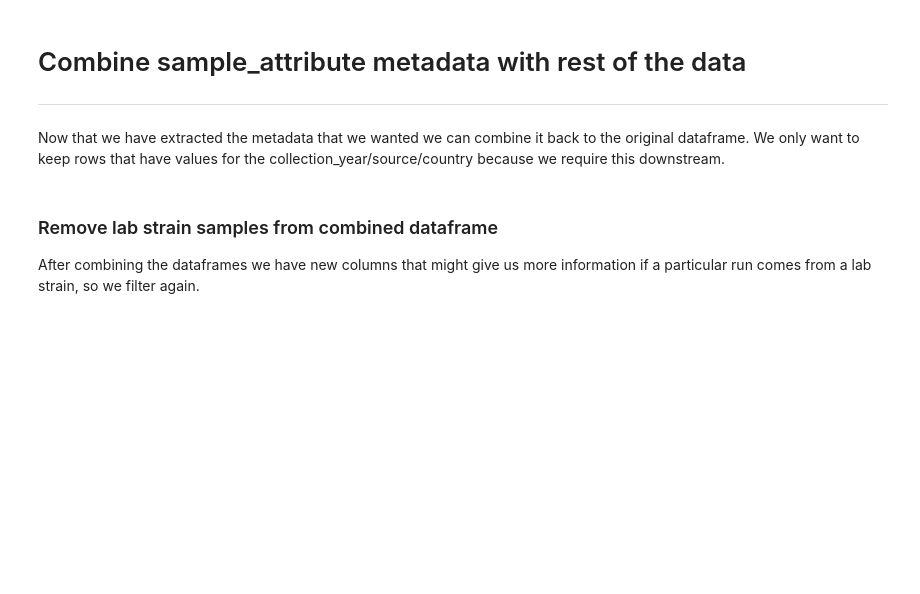
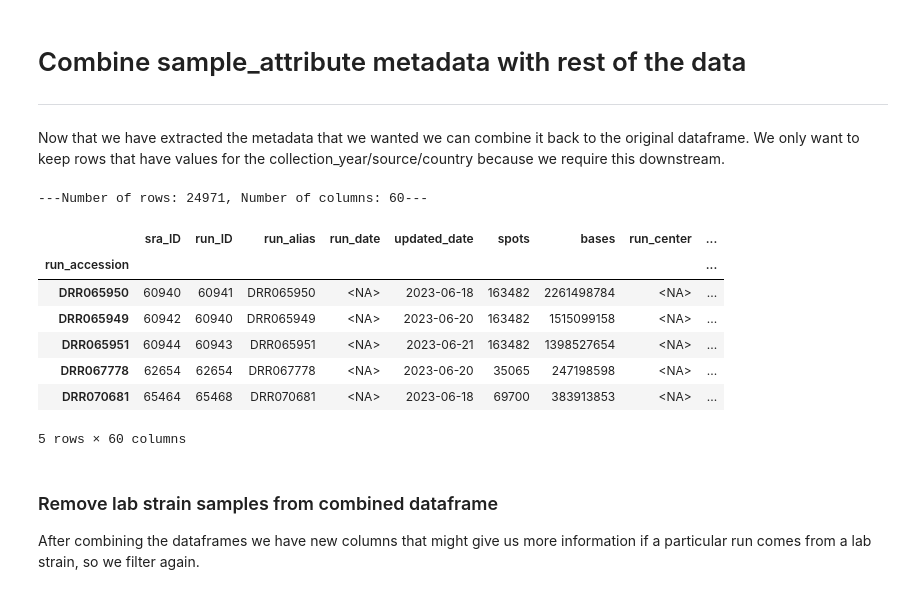
Before and after one commit to bayraktar1/SRA-Data-Collector, a Jupyter notebook: workflow/notebooks/wrangle_NCBI_metadata.py.ipynb, the cells around one changed output. Drawn from its saved outputs; the diff is of its cells as text; code cells hidden in the pictures; blank space fills up the shorter version.

```diff
--- a/workflow/notebooks/wrangle_NCBI_metadata.py.ipynb
+++ b/workflow/notebooks/wrangle_NCBI_metadata.py.ipynb
@@ -85,11 +103,14 @@ There is no consistent column that contains the geolocation. To (hopefully) obta
 # %%
 geo_col_matches = wrangling_funcs.find_columns(['geo', 'geographic', 'country', 'continent'], smpl_att_df, ['longitude', 'latitude', 'depth'])
 print(f'The following columns matched the keywords: {geo_col_matches}')
+
 smpl_att_df = wrangling_funcs.combine_columns(smpl_att_df, list(geo_col_matches), 'inferred_location')
-# meta_df.drop(geo_col_matches, inplace=True, axis=1)
+smpl_att_df.drop(geo_col_matches, inplace=True, axis=1)
 
 smpl_att_df['inferred_continent'], smpl_att_df['inferred_country'], smpl_att_df['inferred_city'] = zip(*smpl_att_df['inferred_location'].map(wrangling_funcs.clean_geo))
 smpl_att_df.drop('inferred_location', axis=1, inplace=True)
 
+smpl_att_df = smpl_att_df.convert_dtypes()
+
 print(f'---Number of rows: {smpl_att_df.shape[0]}, Number of columns: {smpl_att_df.shape[1]}---')
 smpl_att_df.head()
@@ -101,12 +134,12 @@ There is no consistent column that contains the date. To (hopefully) obtain the
 date_col_matches = wrangling_funcs.find_columns(['date', 'year'], smpl_att_df, ['update'])
 print(f'The following columns matched the keywords: {date_col_matches}')
 smpl_att_df = wrangling_funcs.combine_columns(smpl_att_df, list(date_col_matches), 'inferred_collection_year')
-# meta_df.drop(date_col_matches, inplace=True, axis=1)
+smpl_att_df.drop(date_col_matches, inplace=True, axis=1)
 
 
 date = smpl_att_df['inferred_collection_year'].str.extract(r'^(\d{4})', expand=False) # Extract the year
 smpl_att_df['inferred_collection_year'] = pd.to_numeric(date) # cast year to int
-# meta_df['inferred_collection_year']
 
+smpl_att_df = smpl_att_df.convert_dtypes()
 print(f'---Number of rows: {smpl_att_df.shape[0]}, Number of columns: {smpl_att_df.shape[1]}---')
 smpl_att_df.head()
@@ -118,9 +162,10 @@ isolate_matches = wrangling_funcs.find_columns(['sample', 'source', 'environment
 print(isolate_matches)
 
 smpl_att_df = wrangling_funcs.combine_columns(smpl_att_df, list(isolate_matches), "inferred_source")
-# meta_df.drop(isolate_matches, inplace=True, axis=1)
+smpl_att_df.drop(isolate_matches, inplace=True, axis=1)
 
 smpl_att_df['inferred_source'] = smpl_att_df['inferred_source'].apply(wrangling_funcs.clean_source)
 
+smpl_att_df = smpl_att_df.convert_dtypes()
 print(f'---Number of rows: {smpl_att_df.shape[0]}, Number of columns: {smpl_att_df.shape[1]}---')
 smpl_att_df.head()
@@ -150,10 +225,21 @@ Now that we have extracted the metadata that we wanted we can combine it back to
 # %%
 combined_df = metadata_df.join(smpl_att_df)
 cols = ['inferred_collection_year', 'inferred_source', 'inferred_country']
 combined_df = combined_df.dropna(subset=cols)
 
+combined_df = combined_df.convert_dtypes()
 print(f'---Number of rows: {combined_df.shape[0]}, Number of columns: {combined_df.shape[1]}---')
 combined_df.head()
+# %% [output]
+---Number of rows: 24971, Number of columns: 60---
+|  | sra_ID | run_ID | run_alias | run_date | updated_date | spots | bases | run_center | ... |
+| run_accession |  |  |  |  |  |  |  |  | ... |
+| DRR065950 | 60940 | 60941 | DRR065950 | <NA> | 2023-06-18 | 163482 | 2261498784 | <NA> | ... |
+| DRR065949 | 60942 | 60940 | DRR065949 | <NA> | 2023-06-20 | 163482 | 1515099158 | <NA> | ... |
+| DRR065951 | 60944 | 60943 | DRR065951 | <NA> | 2023-06-21 | 163482 | 1398527654 | <NA> | ... |
+| DRR067778 | 62654 | 62654 | DRR067778 | <NA> | 2023-06-20 | 35065 | 247198598 | <NA> | ... |
+| DRR070681 | 65464 | 65468 | DRR070681 | <NA> | 2023-06-18 | 69700 | 383913853 | <NA> | ... |
+5 rows × 60 columns
 # %% [markdown]
 ### Remove lab strain samples from combined dataframe
 After combining the dataframes we have new columns that might give us more information if a particular run comes from a lab strain, so we filter again.
```
Also changed, not shown: parts of 19 cells of this notebook.
